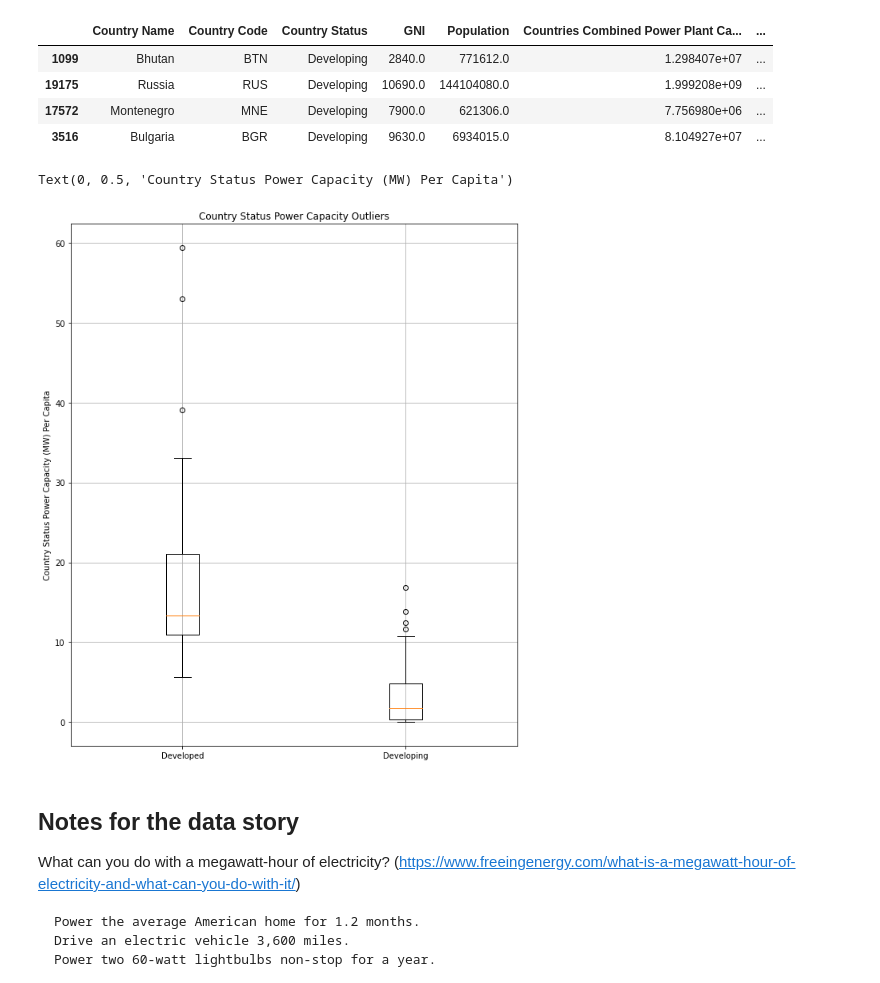
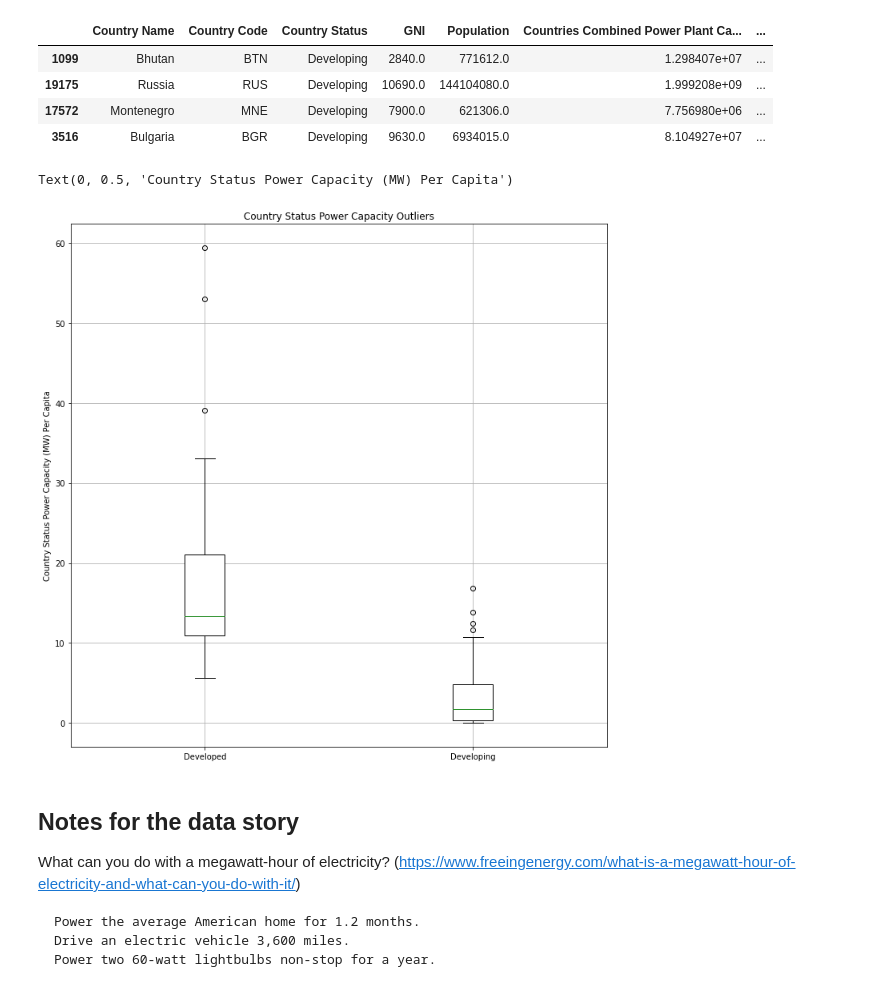
Before and after one commit to Carly-Jane/International_Power_Rangers, a Jupyter notebook: power_per_capita.ipynb, the cells around one changed output. Cells and saved outputs as stored; diff of their text form; code cells hidden in the pictures.

Commit message:
carlys visualisations added

```diff
--- a/power_per_capita.ipynb
+++ b/power_per_capita.ipynb
@@ -429,24 +429,26 @@ combined_country_status_list = [developed_list, developing_list]
 # %%
 # Generate a box plot of the final tumor volume of each mouse across four regimens of interest
 
-plt.subplots(figsize=(10,12))
-plt.boxplot(combined_country_status_list)
+plt.subplots(figsize=(12,12))
+plt.boxplot(combined_country_status_list, patch_artist=True, boxprops=dict(facecolor='white'), medianprops = dict(color='forestgreen'))
 plt.grid()
 plt.xticks([1, 2], ["Developed", "Developing"])
 plt.title("Country Status Power Capacity Outliers")
 plt.ylabel("Country Status Power Capacity (MW) Per Capita")
+
+
 # plt.style(color="forestgreen")
 # boxprops = dict(linestyle='--', linewidth=3, color='darkgoldenrod')
 # flierprops = dict(marker='o', markerfacecolor='green', markersize=12, linestyle='none')
-# medianprops = dict(linestyle='-.', linewidth=2.5, color='firebrick')
+
 # meanpointprops = dict(marker='D', markeredgecolor='black', markerfacecolor='firebrick')
 # meanlineprops = dict(linestyle='--', linewidth=2.5, color='purple')
 
 # plt.scatter(country_power_capacity_per_capita_df['GNI'],country_power_capacity_per_capita_df['Countries Combined Power Plant Capacity (MW per Year) Per Capita'], color='limegreen')
 # plt.plot(country_power_capacity_per_capita_df['GNI'],y_axis,color="forestgreen")
 # %% [output]
 Text(0, 0.5, 'Country Status Power Capacity (MW) Per Capita')
-[figure, old version]
+[figure, new version]
 # %% [markdown]
 ## Notes for the data story ##
 
```
Also changed, not shown: 3 other files.
